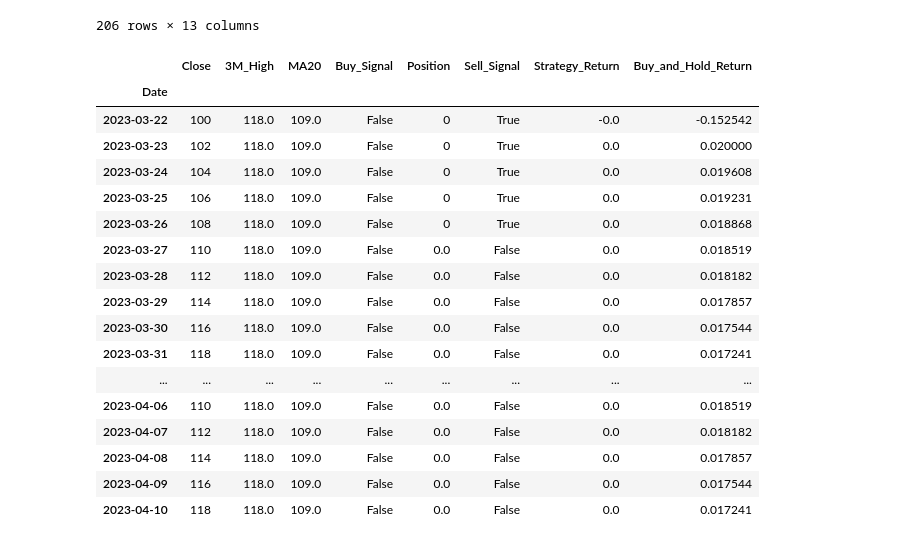
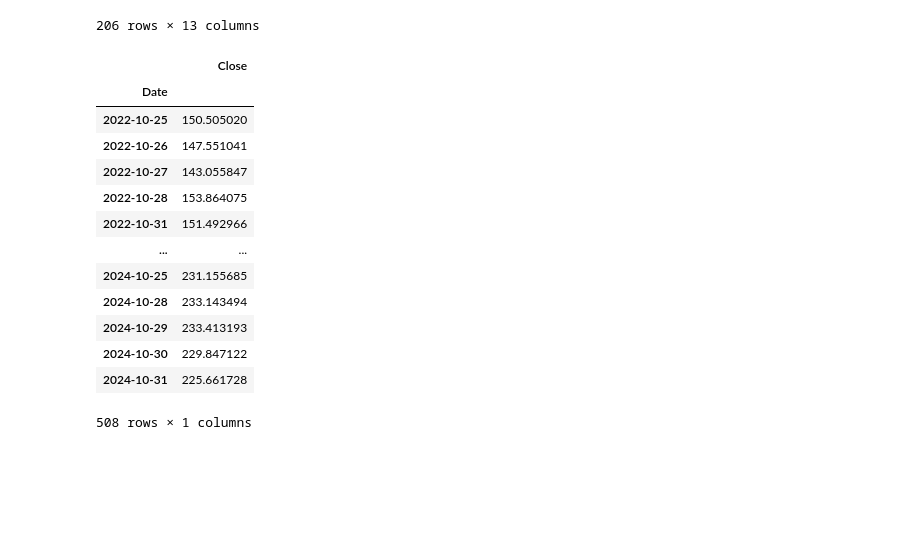
Before and after one commit to dreyhsu/TWSectorScreener, a Jupyter notebook: new_high_seasonal.ipynb, the cells around one changed output. Saved outputs shown, nothing was run; the diff lists cells and outputs as text; code cells hidden in the pictures; blank space fills up the shorter version.

```diff
--- a/new_high_seasonal.ipynb
+++ b/new_high_seasonal.ipynb
@@ -73,60 +73,21 @@ df[df['Buy_Signal'] == True]
 | 2024-07-17 | 229.449997 | 231.460007 | 226.639999 | 228.880005 | 228.364136 | 57345900 | 234.290741 | 220.364206 | True | 205.0 | ... |
 | 2024-10-22 | 233.889999 | 236.220001 | 232.600006 | 235.860001 | 235.600800 | 38846600 | 236.220108 | 229.255273 | True | 206.0 | ... |
 206 rows × 13 columns
-# %%
-import pandas as pd
-import numpy as np
-
-# Create a simple dataset
-simple_data = pd.DataFrame({
-    'Date': pd.date_range(start='2023-01-01', periods=100),
-    'Close': [100 + (x % 10) * 2 for x in range(100)]  # Cyclic price pattern
-})
-simple_data.set_index('Date', inplace=True)
-
-# Define the backtesting strategy
-def backtest_strategy_demo(stock_data):
-    stock_data['3M_High'] = stock_data['Close'].rolling(window=63).max()  # 3-month high
-    stock_data['MA20'] = stock_data['Close'].rolling(window=20).mean()   # 20-day moving average
-
-    # Create buy signal: 3-month high on the second occurrence
-    stock_data['Buy_Signal'] = (
-        (stock_data['Close'] == stock_data['3M_High']) &
-        (stock_data['Close'].shift(1) == stock_data['3M_High'].shift(1))
-    ).shift(1)
-
-    # Forward fill buy signals for holding the position
-    stock_data['Position'] = stock_data['Buy_Signal'].cumsum()
-    stock_data['Sell_Signal'] = stock_data['Close'] < stock_data['MA20']
-    stock_data['Position'] = np.where(stock_data['Sell_Signal'], 0, stock_data['Position'])
-
-    # Calculate returns
-    stock_data['Strategy_Return'] = stock_data['Close'].pct_change() * stock_data['Position'].shift(1)
-    stock_data['Buy_and_Hold_Return'] = stock_data['Close'].pct_change()
-
-    return stock_data
-
-# Apply the backtest strategy to the simple dataset
-demo_results = backtest_strategy_demo(simple_data)
-
-# Display results
-demo_results.tail(20)
-# %% [output]
-|  | Close | 3M_High | MA20 | Buy_Signal | Position | Sell_Signal | Strategy_Return | Buy_and_Hold_Return |
-| Date |  |  |  |  |  |  |  |  |
-| 2023-03-22 | 100 | 118.0 | 109.0 | False | 0 | True | -0.0 | -0.152542 |
-| 2023-03-23 | 102 | 118.0 | 109.0 | False | 0 | True | 0.0 | 0.020000 |
-| 2023-03-24 | 104 | 118.0 | 109.0 | False | 0 | True | 0.0 | 0.019608 |
-| 2023-03-25 | 106 | 118.0 | 109.0 | False | 0 | True | 0.0 | 0.019231 |
-| 2023-03-26 | 108 | 118.0 | 109.0 | False | 0 | True | 0.0 | 0.018868 |
-| 2023-03-27 | 110 | 118.0 | 109.0 | False | 0.0 | False | 0.0 | 0.018519 |
-| 2023-03-28 | 112 | 118.0 | 109.0 | False | 0.0 | False | 0.0 | 0.018182 |
-| 2023-03-29 | 114 | 118.0 | 109.0 | False | 0.0 | False | 0.0 | 0.017857 |
-| 2023-03-30 | 116 | 118.0 | 109.0 | False | 0.0 | False | 0.0 | 0.017544 |
-| 2023-03-31 | 118 | 118.0 | 109.0 | False | 0.0 | False | 0.0 | 0.017241 |
-| ... | ... | ... | ... | ... | ... | ... | ... | ... |
-| 2023-04-06 | 110 | 118.0 | 109.0 | False | 0.0 | False | 0.0 | 0.018519 |
-| 2023-04-07 | 112 | 118.0 | 109.0 | False | 0.0 | False | 0.0 | 0.018182 |
-| 2023-04-08 | 114 | 118.0 | 109.0 | False | 0.0 | False | 0.0 | 0.017857 |
-| 2023-04-09 | 116 | 118.0 | 109.0 | False | 0.0 | False | 0.0 | 0.017544 |
-| 2023-04-10 | 118 | 118.0 | 109.0 | False | 0.0 | False | 0.0 | 0.017241 |
+# %%
+stock_data = data['AAPL'][['Adj Close']].rename(columns = {'Adj Close':'Close'})
+stock_data['2022-10-25':]
+# %% [output]
+|  | Close |
+| Date |  |
+| 2022-10-25 | 150.505020 |
+| 2022-10-26 | 147.551041 |
+| 2022-10-27 | 143.055847 |
+| 2022-10-28 | 153.864075 |
+| 2022-10-31 | 151.492966 |
+| ... | ... |
+| 2024-10-25 | 231.155685 |
+| 2024-10-28 | 233.143494 |
+| 2024-10-29 | 233.413193 |
+| 2024-10-30 | 229.847122 |
+| 2024-10-31 | 225.661728 |
+508 rows × 1 columns
```
Also changed, not shown: parts of 6 cells of this notebook, 4 other files.
